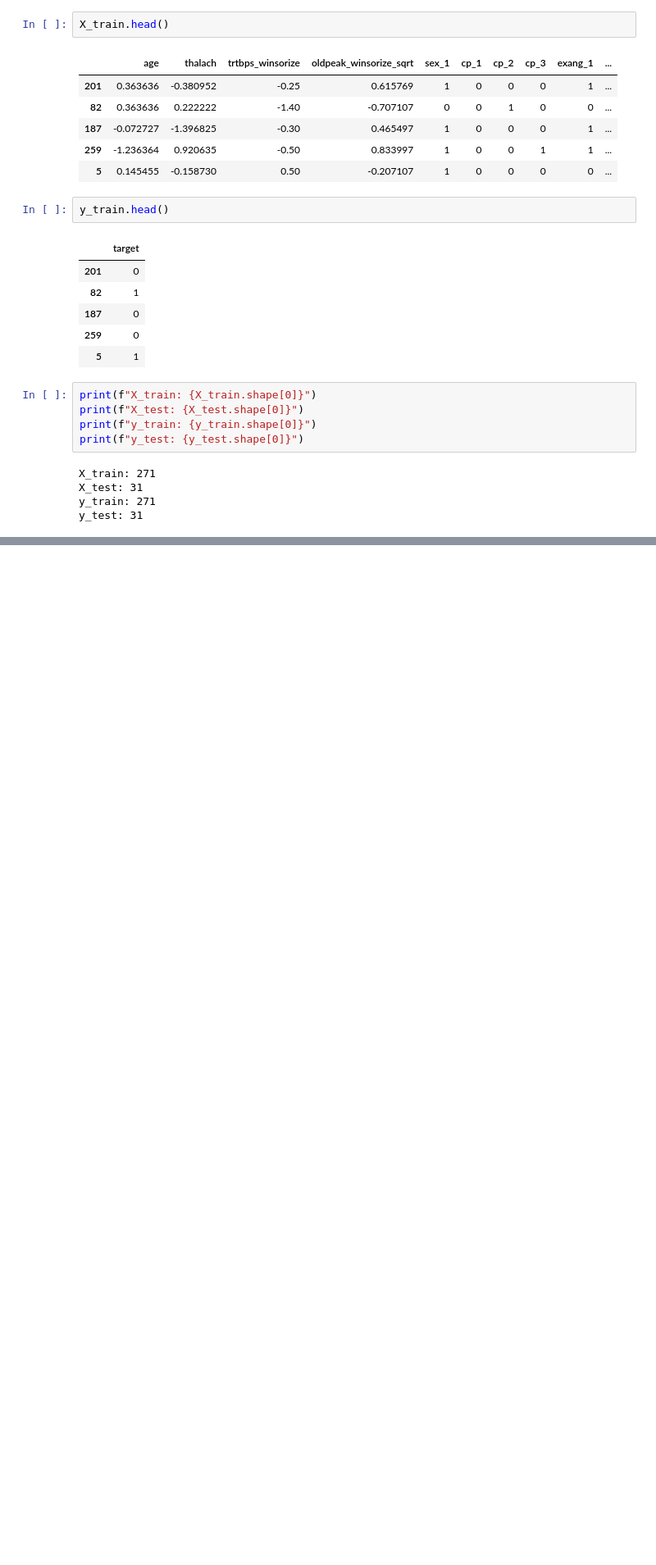
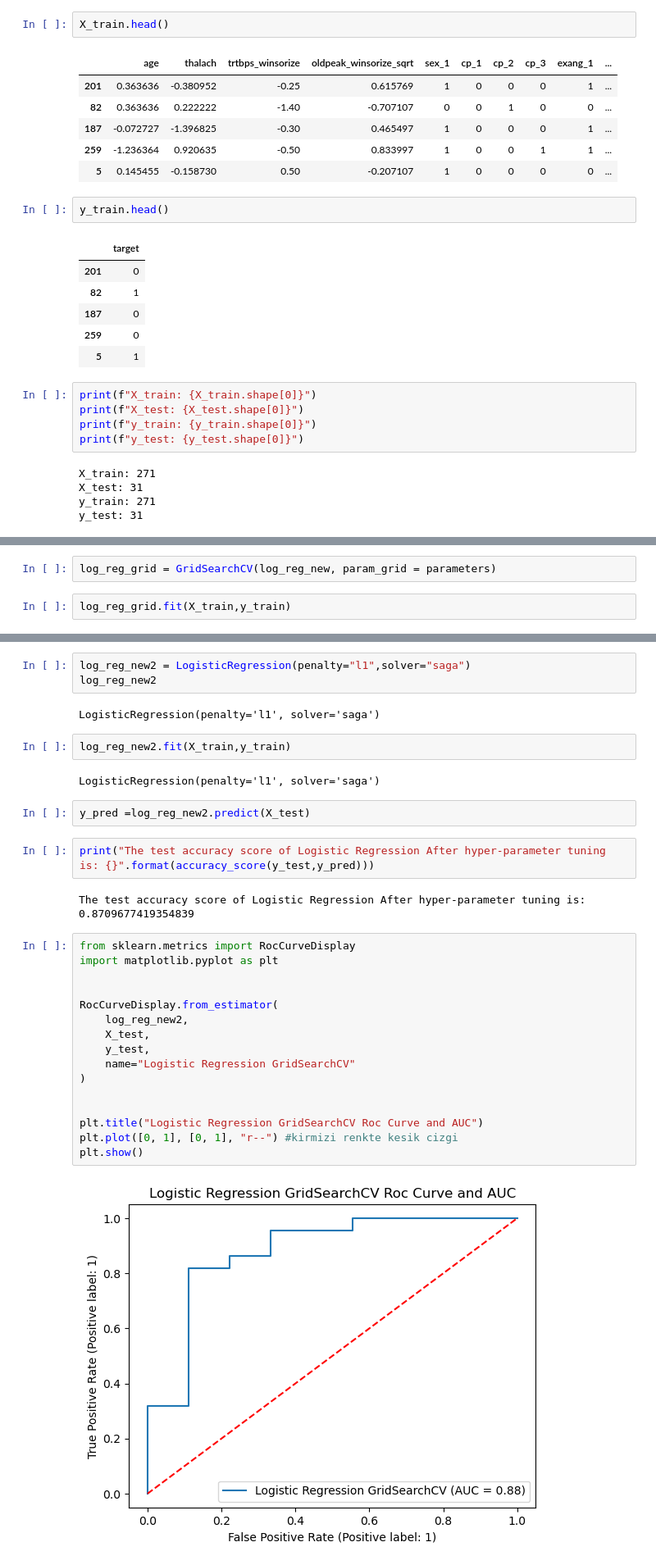
Before and after one commit to gokturkberke/heart-attack-prediction, a Jupyter notebook: Modelling.ipynb, the cells around one changed output, grey strips where cells are left out. Shown at 82% size. Drawn from its saved outputs; the diff is of its cells as text; blank space fills up the shorter version.

```diff
--- a/PreparationForModelling.ipynb
+++ b/Modelling.ipynb
@@ -389,0 +467,4 @@ y_test: 31
+# %%
+log_reg_grid = GridSearchCV(log_reg_new, param_grid = parameters)
+# %%
+log_reg_grid.fit(X_train,y_train)
@@ -389,0 +480,33 @@ y_test: 31
+# %%
+log_reg_new2 = LogisticRegression(penalty="l1",solver="saga")
+log_reg_new2
+# %% [output]
+LogisticRegression(penalty='l1', solver='saga')
+# %%
+log_reg_new2.fit(X_train,y_train)
+# %% [output]
+LogisticRegression(penalty='l1', solver='saga')
+# %%
+y_pred =log_reg_new2.predict(X_test)
+# %%
+print("The test accuracy score of Logistic Regression After hyper-parameter tuning is: {}".format(accuracy_score(y_test,y_pred)))
+# %% [output]
+The test accuracy score of Logistic Regression After hyper-parameter tuning is: 0.8709677419354839
+# %%
+from sklearn.metrics import RocCurveDisplay
+import matplotlib.pyplot as plt
+
+
+RocCurveDisplay.from_estimator(
+    log_reg_new2,
+    X_test,
+    y_test,
+    name="Logistic Regression GridSearchCV"
+)
+
+
+plt.title("Logistic Regression GridSearchCV Roc Curve and AUC")
+plt.plot([0, 1], [0, 1], "r--") #kirmizi renkte kesik cizgi
+plt.show()
+# %% [output]
+[figure, added]
```
Also changed, not shown: parts of 29 cells of this notebook.
